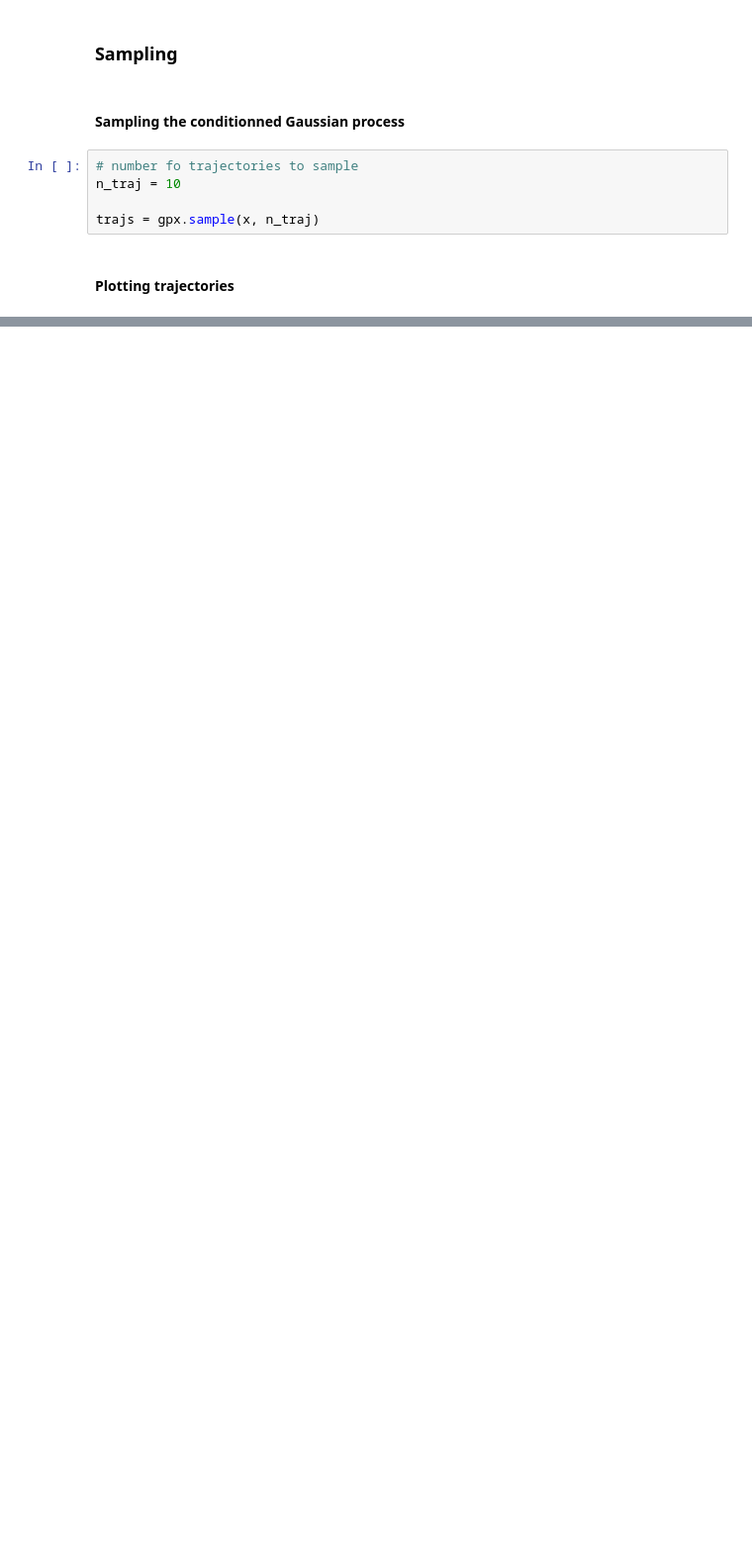
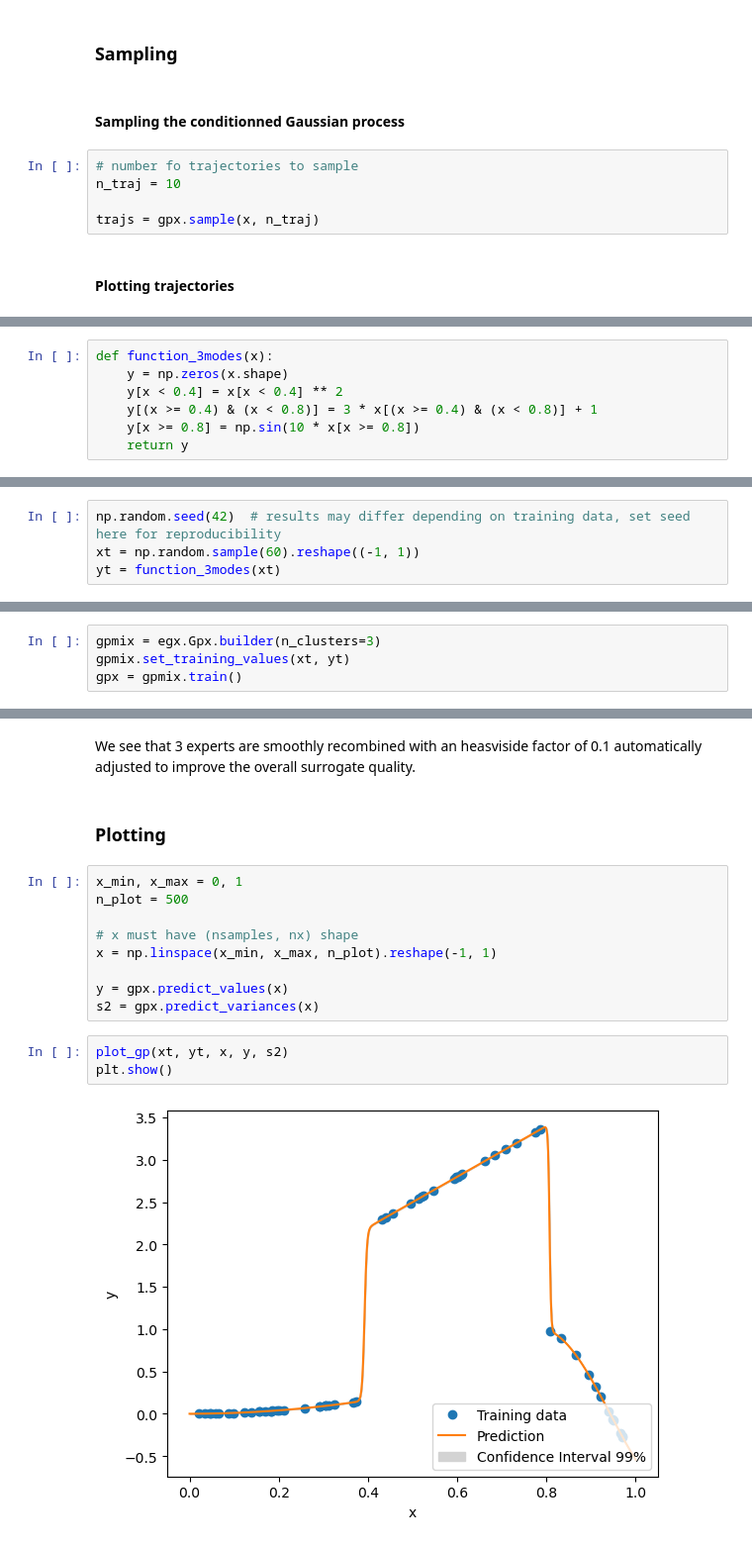
Before and after one commit to relf/egobox, a Jupyter notebook: doc/Gpx_Tutorial.ipynb, the cells around one changed output, grey strips where cells are left out. Shown: that part at 99% size. Drawn from its saved outputs; the diff is of its cells as text; blank space fills up the shorter version.

```diff
--- a/doc/Gpx_Tutorial.ipynb
+++ b/doc/Gpx_Tutorial.ipynb
@@ -151,0 +177,7 @@ plt.show()
+# %%
+def function_3modes(x):
+    y = np.zeros(x.shape)
+    y[x < 0.4] = x[x < 0.4] ** 2
+    y[(x >= 0.4) & (x < 0.8)] = 3 * x[(x >= 0.4) & (x < 0.8)] + 1
+    y[x >= 0.8] = np.sin(10 * x[x >= 0.8])
+    return y
@@ -151,0 +188,4 @@ plt.show()
+# %%
+np.random.seed(42)  # results may differ depending on training data, set seed here for reproducibility
+xt = np.random.sample(60).reshape((-1, 1))
+yt = function_3modes(xt)
@@ -151,0 +194,4 @@ plt.show()
+# %%
+gpmix = egx.Gpx.builder(n_clusters=3)
+gpmix.set_training_values(xt, yt)
+gpx = gpmix.train()
@@ -151,0 +202,18 @@ plt.show()
+# %% [markdown]
+We see that 3 experts are smoothly recombined with an heasviside factor of 0.1 automatically adjusted to improve the overall surrogate quality.
+# %% [markdown]
+### Plotting
+# %%
+x_min, x_max = 0, 1
+n_plot = 500
+
+# x must have (nsamples, nx) shape
+x = np.linspace(x_min, x_max, n_plot).reshape(-1, 1)
+
+y = gpx.predict_values(x)
+s2 = gpx.predict_variances(x)
+# %%
+plot_gp(xt, yt, x, y, s2)
+plt.show()
+# %% [output]
+[figure, added]
```
Also changed, not shown: parts of 26 cells of this notebook.
